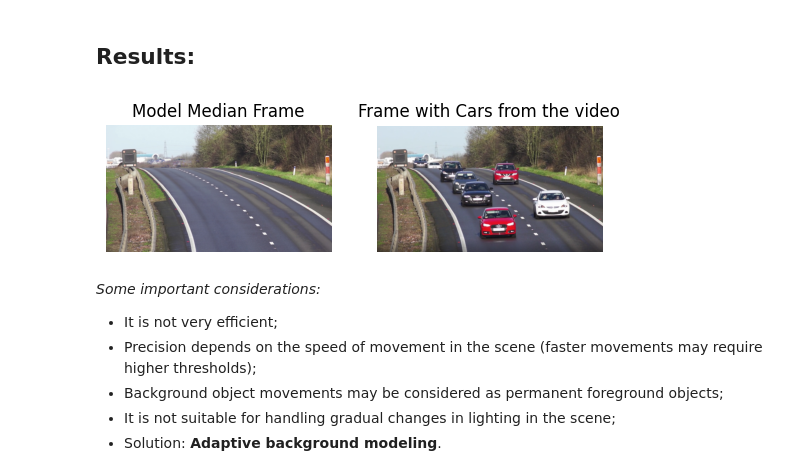
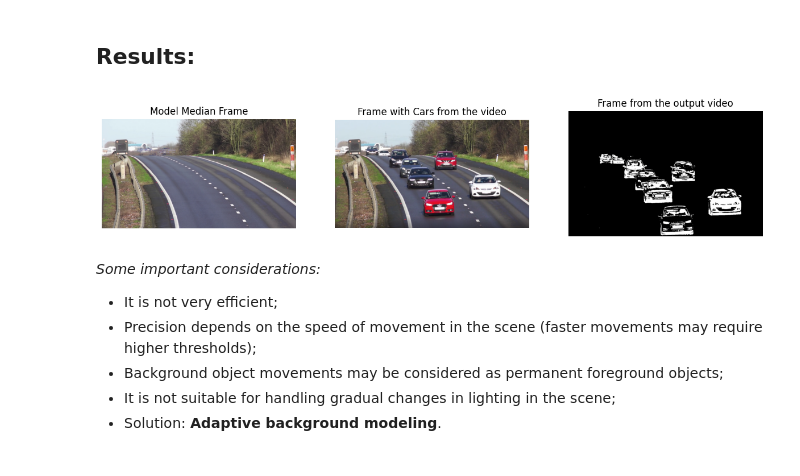
Before and after one commit to alina-stadnik/Computer-Vision, a Jupyter notebook: Motion detection with OpenCV/temporal_median_filtering.ipynb, the cells around one changed output. Drawn from its saved outputs; the diff is of its cells as text; code cells hidden in the pictures.

```diff
--- a/Motion detection with OpenCV/temporal_median_filtering.ipynb
+++ b/Motion detection with OpenCV/temporal_median_filtering.ipynb
@@ -241,24 +223,32 @@ Error
 ## **Results:**
 # %%
 # Load the images
-original_image = "images/cars-video.png"
 img_one = mpimg.imread(image_path)
-img_two = mpimg.imread(original_image)
+img_two = mpimg.imread("images/cars-video.png")
+final_img = mpimg.imread("images/output-cars-video.png")
+
+# Set the figure size
+fig = plt.figure(figsize=(15, 5))
 
 # Display the images side by side
-plt.subplot(1, 2, 1)
+plt.subplot(1, 3, 1)
 plt.imshow(img_one)
 plt.title('Model Median Frame')
 plt.axis('off')
 
-plt.subplot(1, 2, 2)
+plt.subplot(1, 3, 2)
 plt.imshow(img_two)
 plt.title('Frame with Cars from the video')
 plt.axis('off')
 
+plt.subplot(1, 3, 3)
+plt.imshow(final_img)
+plt.title('Frame from the output video')
+plt.axis('off')
+
 plt.show()
 # %% [output]
-[figure, old version]
+[figure, new version]
 # %% [markdown]
 _Some important considerations:_
 
```
Also changed, not shown: parts of 1 cell of this notebook, 1 other file.
